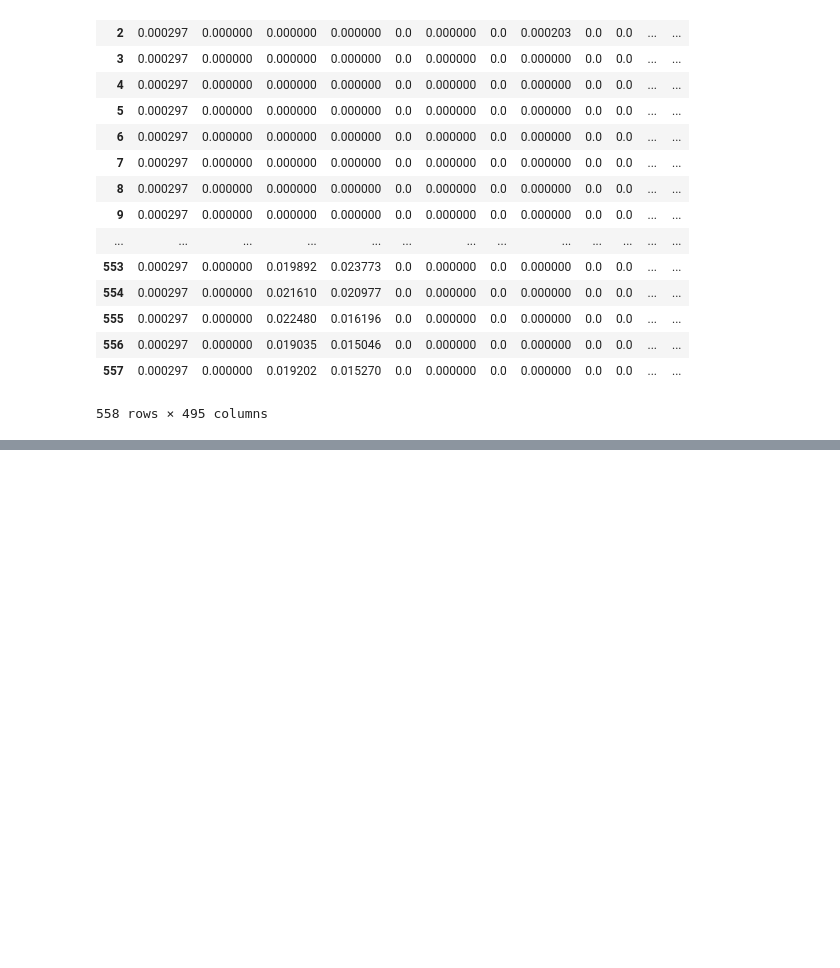
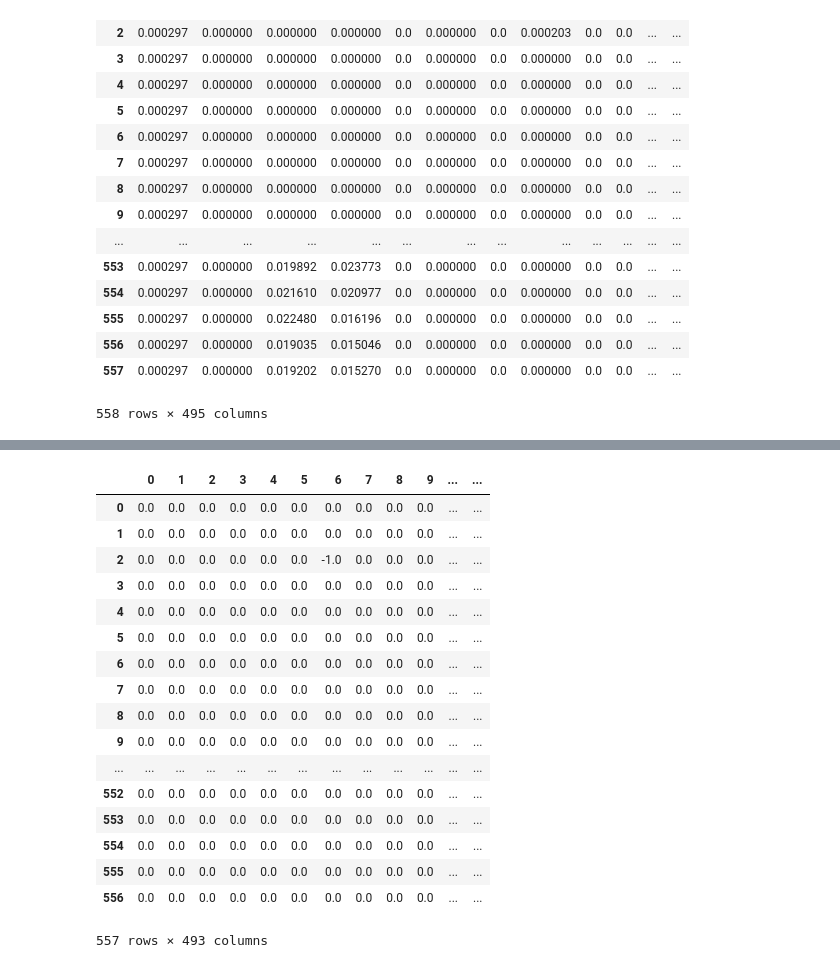
Before and after one commit to GiovanniMisseri/NonNegativeLASSO-PortfolioReplication, a Jupyter notebook: Data/Project.ipynb, the cells around one changed output, grey strips where cells are left out. Drawn from its saved outputs; the diff is of its cells as text; code cells hidden in the pictures; blank space fills up the shorter version.

```diff
--- a/Data/Project.ipynb
+++ b/Data/Project.ipynb
@@ -288,0 +345,28 @@ dataset.iloc[:254,:]
+# %%
+beta_change=beta_dataset>0
+beta_change=beta_change.apply(lambda x: x.apply(lambda y: float(y)))
+for i in range(beta_dataset.shape[0]-1):
+    beta_change.iloc[i,:]=beta_change.iloc[i+1,:]-beta_change.iloc[i,:]
+
+beta_change.drop(['intercept','number_coeff'],inplace=True,axis=1)
+beta_change.drop(557,inplace=True)
+beta_change
+# %% [output]
+|  | 0 | 1 | 2 | 3 | 4 | 5 | 6 | 7 | 8 | 9 | ... | ... |
+| 0 | 0.0 | 0.0 | 0.0 | 0.0 | 0.0 | 0.0 | 0.0 | 0.0 | 0.0 | 0.0 | ... | ... |
+| 1 | 0.0 | 0.0 | 0.0 | 0.0 | 0.0 | 0.0 | 0.0 | 0.0 | 0.0 | 0.0 | ... | ... |
+| 2 | 0.0 | 0.0 | 0.0 | 0.0 | 0.0 | 0.0 | -1.0 | 0.0 | 0.0 | 0.0 | ... | ... |
+| 3 | 0.0 | 0.0 | 0.0 | 0.0 | 0.0 | 0.0 | 0.0 | 0.0 | 0.0 | 0.0 | ... | ... |
+| 4 | 0.0 | 0.0 | 0.0 | 0.0 | 0.0 | 0.0 | 0.0 | 0.0 | 0.0 | 0.0 | ... | ... |
+| 5 | 0.0 | 0.0 | 0.0 | 0.0 | 0.0 | 0.0 | 0.0 | 0.0 | 0.0 | 0.0 | ... | ... |
+| 6 | 0.0 | 0.0 | 0.0 | 0.0 | 0.0 | 0.0 | 0.0 | 0.0 | 0.0 | 0.0 | ... | ... |
+| 7 | 0.0 | 0.0 | 0.0 | 0.0 | 0.0 | 0.0 | 0.0 | 0.0 | 0.0 | 0.0 | ... | ... |
+| 8 | 0.0 | 0.0 | 0.0 | 0.0 | 0.0 | 0.0 | 0.0 | 0.0 | 0.0 | 0.0 | ... | ... |
+| 9 | 0.0 | 0.0 | 0.0 | 0.0 | 0.0 | 0.0 | 0.0 | 0.0 | 0.0 | 0.0 | ... | ... |
+| ... | ... | ... | ... | ... | ... | ... | ... | ... | ... | ... | ... | ... |
+| 552 | 0.0 | 0.0 | 0.0 | 0.0 | 0.0 | 0.0 | 0.0 | 0.0 | 0.0 | 0.0 | ... | ... |
+| 553 | 0.0 | 0.0 | 0.0 | 0.0 | 0.0 | 0.0 | 0.0 | 0.0 | 0.0 | 0.0 | ... | ... |
+| 554 | 0.0 | 0.0 | 0.0 | 0.0 | 0.0 | 0.0 | 0.0 | 0.0 | 0.0 | 0.0 | ... | ... |
+| 555 | 0.0 | 0.0 | 0.0 | 0.0 | 0.0 | 0.0 | 0.0 | 0.0 | 0.0 | 0.0 | ... | ... |
+| 556 | 0.0 | 0.0 | 0.0 | 0.0 | 0.0 | 0.0 | 0.0 | 0.0 | 0.0 | 0.0 | ... | ... |
+557 rows × 493 columns
```
Also changed, not shown: parts of 33 cells of this notebook.
